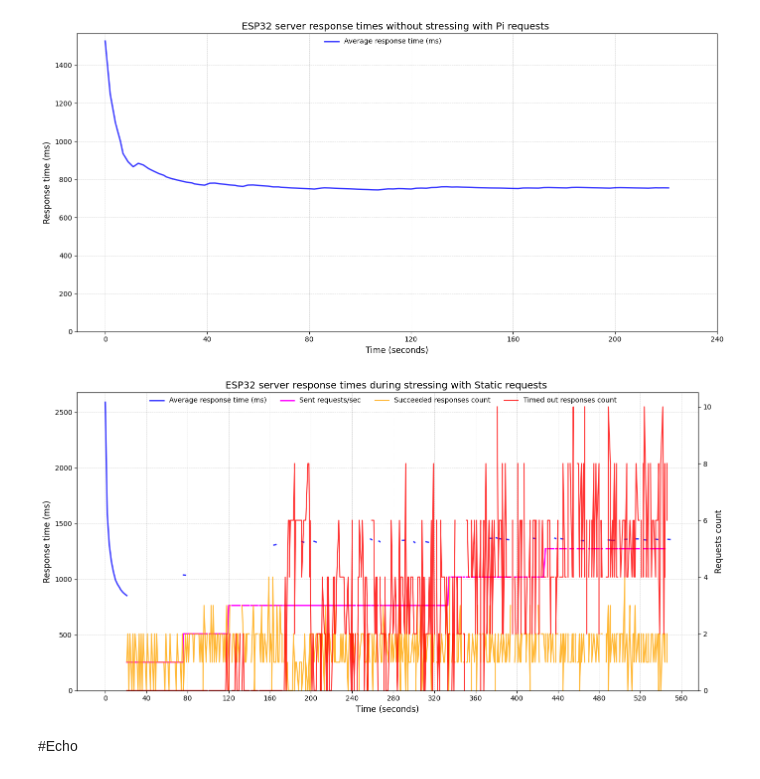
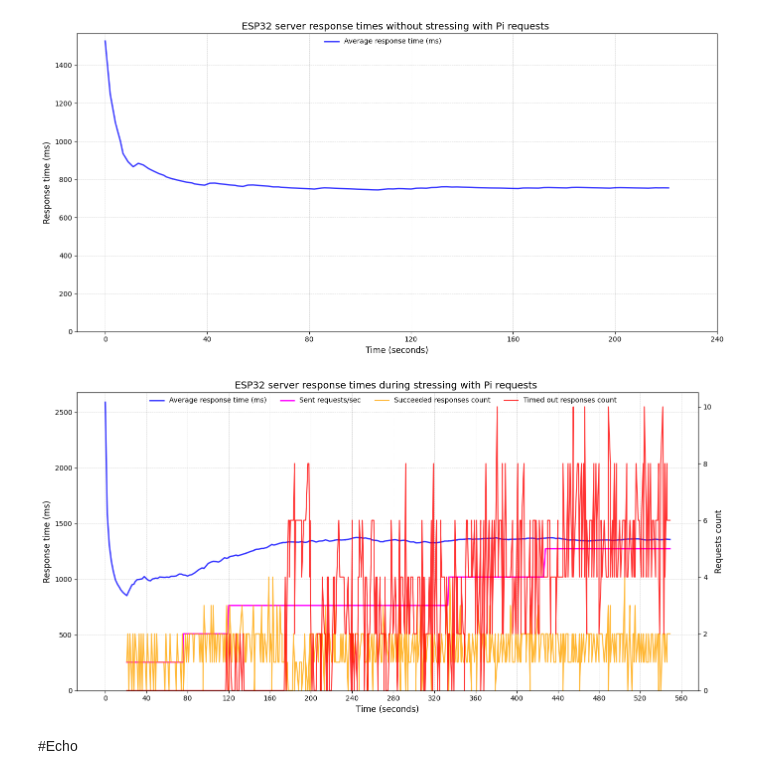
Before and after one commit to mineroni/ESP32_DoS, a Jupyter notebook: MeresiEredmenyek/Analyzer/DDoS_visualizer.ipynb, the cells around one changed output. Drawn from its saved outputs; the diff is of its cells as text; code cells hidden in the pictures.

Commit message:
fixed Pi endpoint visualization

```diff
--- a/MeresiEredmenyek/Analyzer/DDoS_visualizer.ipynb
+++ b/MeresiEredmenyek/Analyzer/DDoS_visualizer.ipynb
@@ -379,6 +379,12 @@ merged_df = pd.merge(df1, df2, on='Time', how='outer')
 
 reference_time = merged_df['Time'].min()
 merged_df['ElapsedSeconds'] = (merged_df['Time'] - reference_time).dt.total_seconds()
+
+# Interpolate between meassure points
+merged_df['ResponseTimeInms'] = merged_df['ResponseTimeInms'].interpolate()
+merged_df['SentRequestsPerSecond'] = merged_df['SentRequestsPerSecond'].interpolate()
+merged_df['SusceededResponses'] = merged_df['SusceededResponses'].interpolate()
+merged_df['TimedoutResponses'] = merged_df['TimedoutResponses'].interpolate()
 
 fig, ax1 = plt.subplots(figsize=(14, 7))
 
@@ -394,34 +400,34 @@ ax2 = ax1.twinx()
 # Plot Sent Requests Per Second
 ax2.plot(merged_df['ElapsedSeconds'], merged_df['SentRequestsPerSecond'], label='Sent requests/sec', color='magenta', linewidth=2, alpha=1)
 ax2.plot(merged_df['ElapsedSeconds'], merged_df['SusceededResponses'], label='Succeeded responses count', color='orange', linewidth=1.5, alpha=0.8)
 ax2.plot(merged_df['ElapsedSeconds'], merged_df['TimedoutResponses'], label='Timed out responses count', color='red', linewidth=1.5, alpha=0.8)
 ax2.set_ylabel('Requests count', color='black', fontsize=12)
 ax2.tick_params(axis='y', labelcolor='black')
 ax2.set_ylim(bottom=0)
 
 # Plot Time
 ax1.set_xlabel('Time (seconds)', fontsize=12)
 max_seconds = merged_df['ElapsedSeconds'].max()
 xticks = np.arange(0, max_seconds + 20, 40)
 plt.xticks(xticks)
 
 # Add a legend
 lines1, labels1 = ax1.get_legend_handles_labels()
 lines2, labels2 = ax2.get_legend_handles_labels()
 fig.legend(lines1 + lines2, labels1 + labels2, loc="upper center", bbox_to_anchor=(0.5, 0.95), ncol=4, fontsize=10, frameon=False)
 
 # Add a title and adjust the layout
 plt.title('ESP32 server response times during stressing with Pi requests ', fontsize=14)
 fig.tight_layout()
 
 # Rotate x-axis labels for better readability
 plt.xticks(rotation=0, fontsize=10)
 plt.yticks(fontsize=10)
 
 # Display the plot
 plt.show()
 # %% [output]
-[figure, old version]
+[figure, new version]
 # %% [markdown]
 #Echo
 # %%
```
Also changed, not shown: 1 other file.
